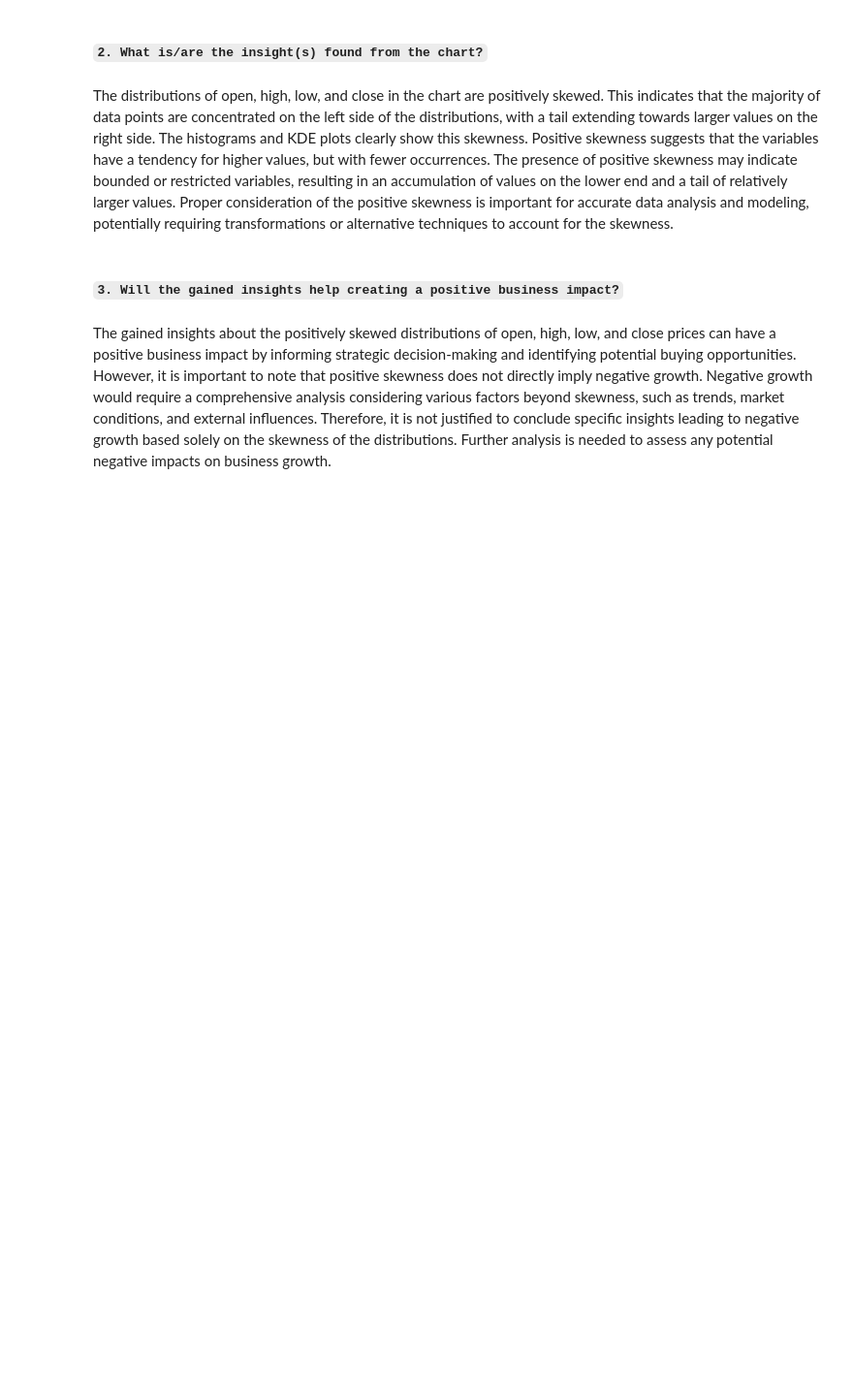
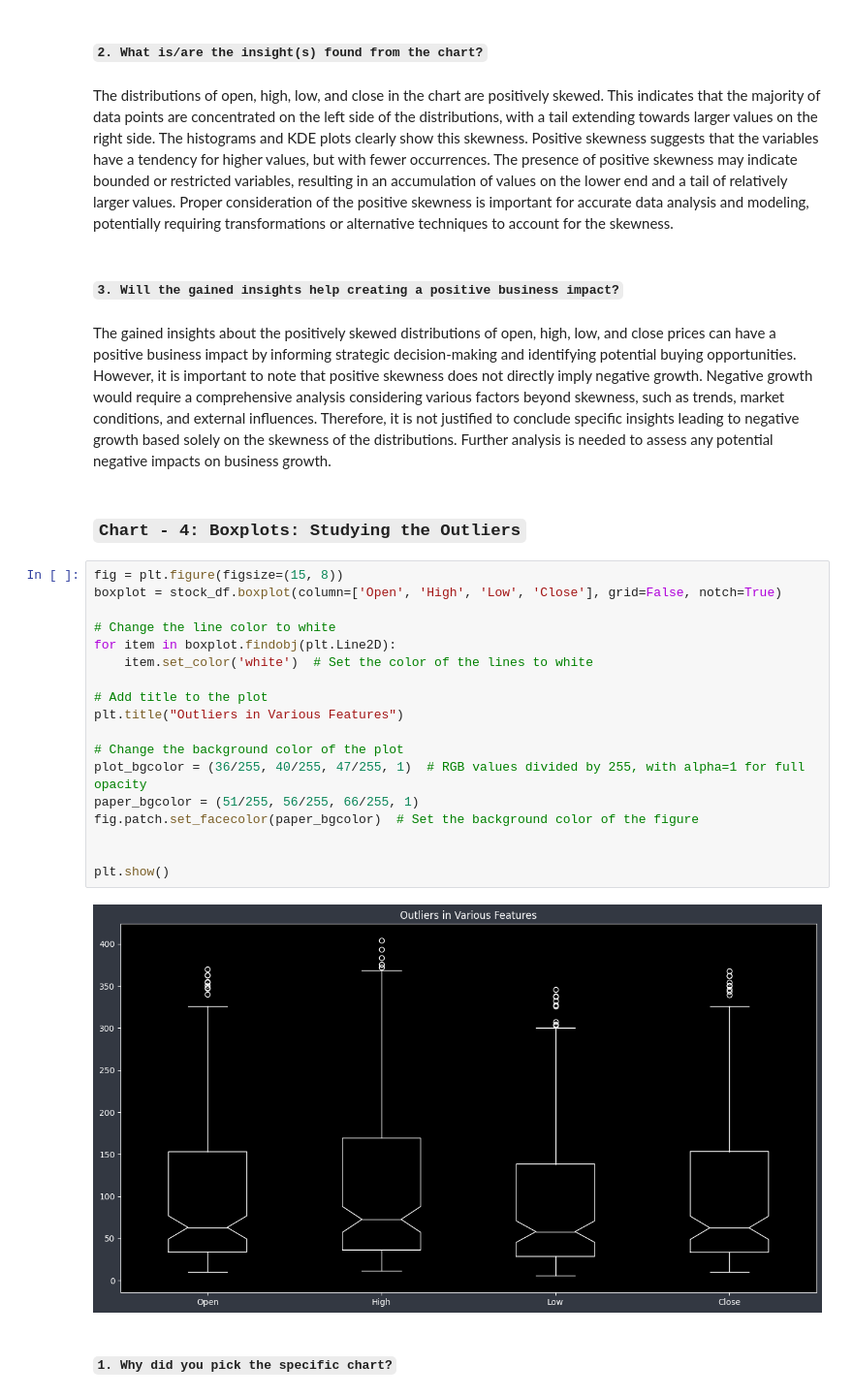
Before and after one commit to Srushti-Rodge/Capstone_Project_ML-Yes_Bank_Stock_Closing_Price_Prediction-, a Jupyter notebook: Capstone_Project_ML(Yes_Bank_Stock_Closing_Price_Prediction).ipynb, the cells around one changed output. Shown at 97% size. Cells and saved outputs as stored; diff of their text form; blank space fills up the shorter version.

```diff
--- a/Capstone_Project_ML(Yes_Bank_Stock_Closing_Price_Prediction).ipynb
+++ b/Capstone_Project_ML(Yes_Bank_Stock_Closing_Price_Prediction).ipynb
@@ -457,3 +457,27 @@ The distributions of open, high, low, and close in the chart are positively skew
 #### `3. Will the gained insights help creating a positive business impact?`
 # %% [markdown]
 The gained insights about the positively skewed distributions of open, high, low, and close prices can have a positive business impact by informing strategic decision-making and identifying potential buying opportunities. However, it is important to note that positive skewness does not directly imply negative growth. Negative growth would require a comprehensive analysis considering various factors beyond skewness, such as trends, market conditions, and external influences. Therefore, it is not justified to conclude specific insights leading to negative growth based solely on the skewness of the distributions. Further analysis is needed to assess any potential negative impacts on business growth.
+# %% [markdown]
+### `Chart - 4: Boxplots: Studying the Outliers`
+# %%
+fig = plt.figure(figsize=(15, 8))
+boxplot = stock_df.boxplot(column=['Open', 'High', 'Low', 'Close'], grid=False, notch=True)
+
+# Change the line color to white
+for item in boxplot.findobj(plt.Line2D):
+    item.set_color('white')  # Set the color of the lines to white
+
+# Add title to the plot
+plt.title("Outliers in Various Features")
+
+# Change the background color of the plot
+plot_bgcolor = (36/255, 40/255, 47/255, 1)  # RGB values divided by 255, with alpha=1 for full opacity
+paper_bgcolor = (51/255, 56/255, 66/255, 1)
+fig.patch.set_facecolor(paper_bgcolor)  # Set the background color of the figure
+
+
+plt.show()
+# %% [output]
+[figure, added]
+# %% [markdown]
+#### `1. Why did you pick the specific chart?`
```
Also changed, not shown: parts of 7 cells of this notebook.
